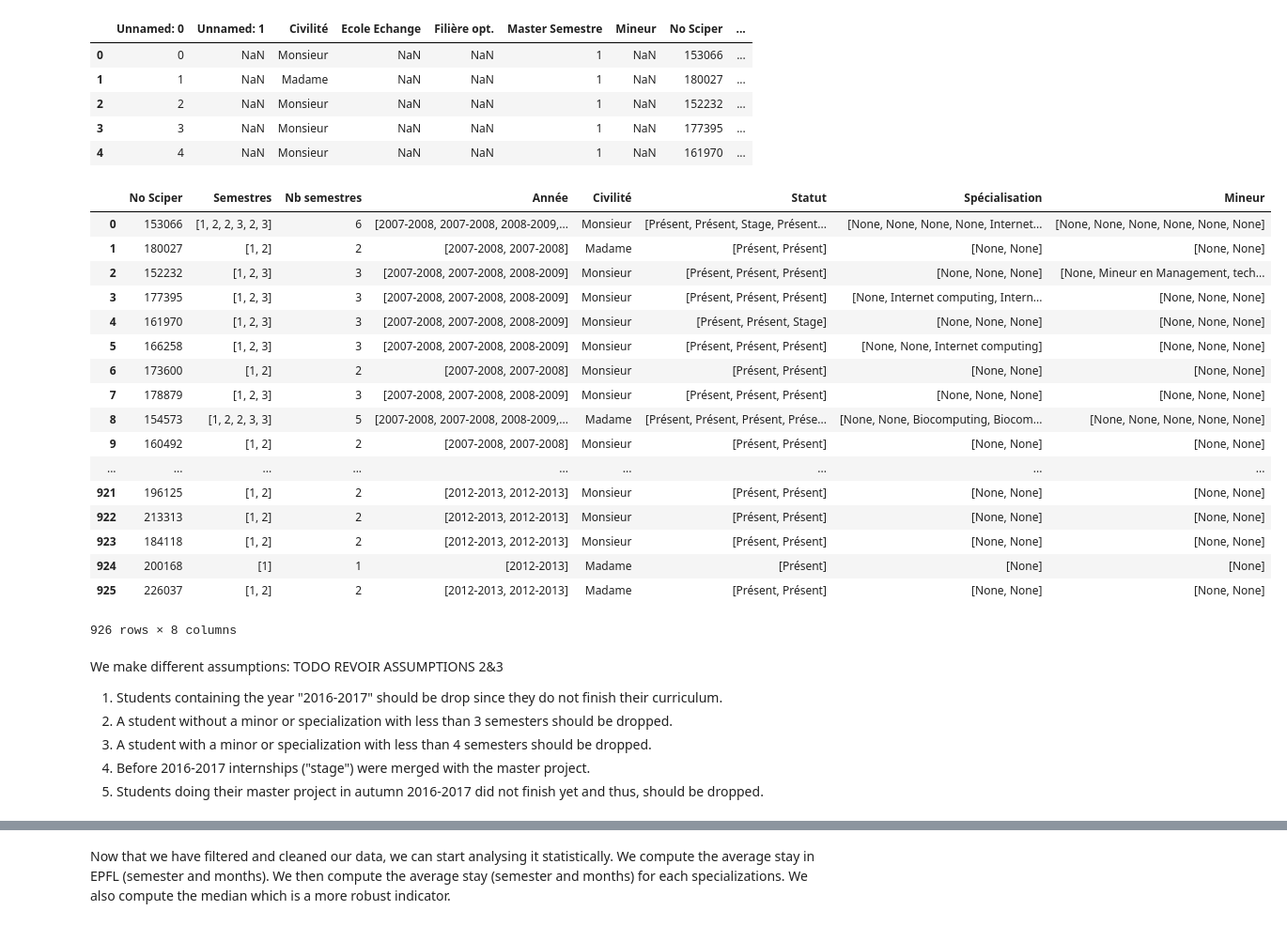
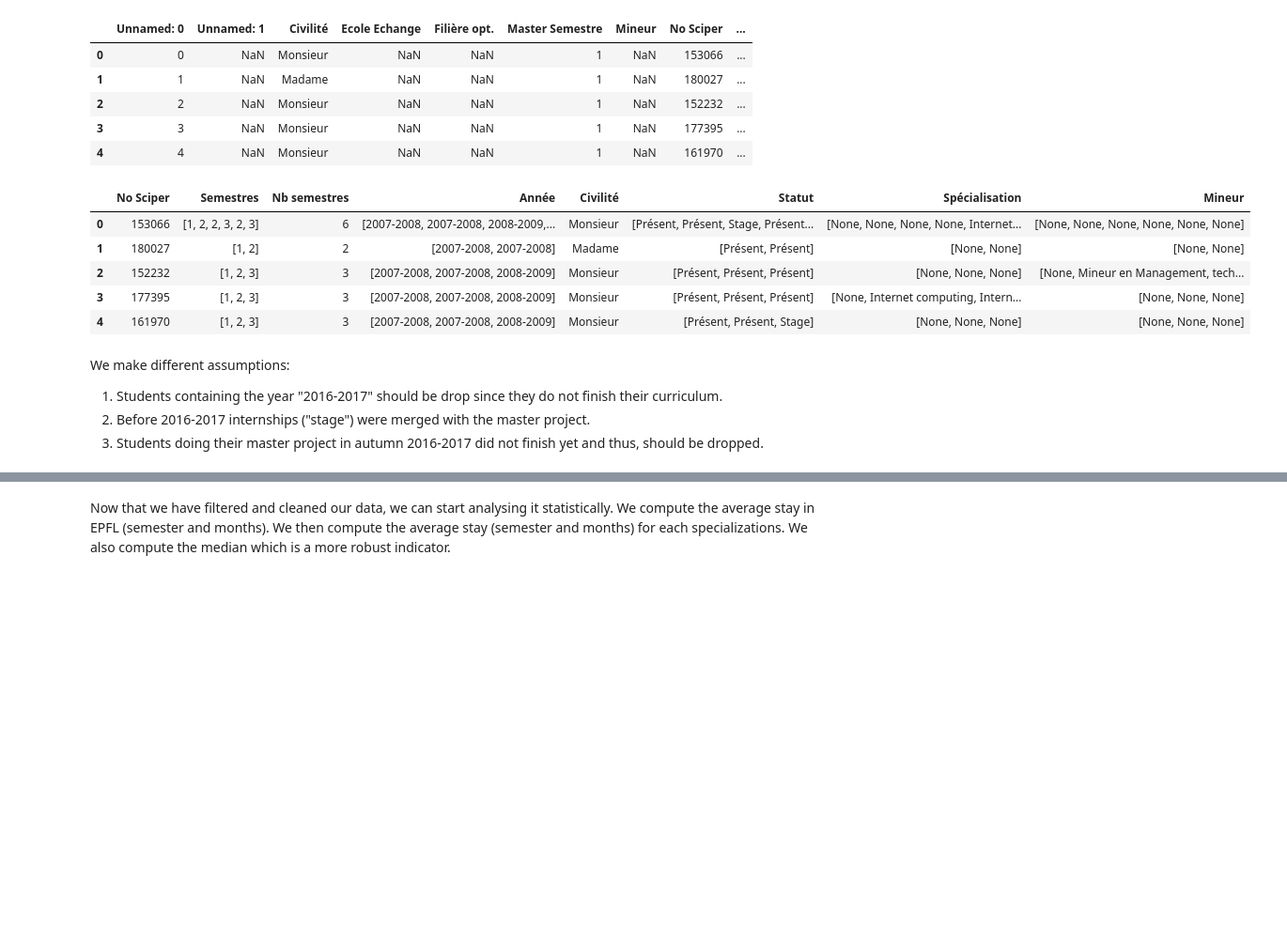
Before and after one commit to agpmilli/adaepfl, a Jupyter notebook: Homework/02 - Data from the Web/part2.ipynb, the cells around one changed output, grey strips where cells are left out. Shown at 94% size. Drawn from its saved outputs; the diff is of its cells as text; code cells hidden in the pictures; blank space fills up the shorter version.

```diff
--- a/Homework/02 - Data from the Web/part2.ipynb
+++ b/Homework/02 - Data from the Web/part2.ipynb
@@ -121,53 +121,39 @@ for i in range(0,len(unique_sciper_df)):
         nb_semester+=1
     for student_year in student['Year']:
         year.append(student_year)
     for student_statut in student['Statut']:
         statut.append(student_statut)
     for student_spe in student['Spécialisation']:
         specialisation.append(student_spe)
     for student_mineur in student['Mineur']:
         mineur.append(student_mineur)
     semesters.append(semester)
     years.append(year)
     nb_semesters.append(nb_semester)
     statuts.append(statut)
     specialisations.append(specialisation)
     mineurs.append(mineur)
 
 unique_sciper_df['Semestres']=semesters
 unique_sciper_df['Nb semestres']=nb_semesters
 unique_sciper_df['Année']=years
 unique_sciper_df['Civilité']=civilites
 unique_sciper_df['Statut']=statuts
 unique_sciper_df['Spécialisation']=specialisations
 unique_sciper_df['Mineur']=mineurs
-unique_sciper_df
+unique_sciper_df.head()
 # %% [output]
 |  | No Sciper | Semestres | Nb semestres | Année | Civilité | Statut | Spécialisation | Mineur |
 | 0 | 153066 | [1, 2, 2, 3, 2, 3] | 6 | [2007-2008, 2007-2008, 2008-2009,... | Monsieur | [Présent, Présent, Stage, Présent... | [None, None, None, None, Internet... | [None, None, None, None, None, None] |
 | 1 | 180027 | [1, 2] | 2 | [2007-2008, 2007-2008] | Madame | [Présent, Présent] | [None, None] | [None, None] |
 | 2 | 152232 | [1, 2, 3] | 3 | [2007-2008, 2007-2008, 2008-2009] | Monsieur | [Présent, Présent, Présent] | [None, None, None] | [None, Mineur en Management, tech... |
 | 3 | 177395 | [1, 2, 3] | 3 | [2007-2008, 2007-2008, 2008-2009] | Monsieur | [Présent, Présent, Présent] | [None, Internet computing, Intern... | [None, None, None] |
 | 4 | 161970 | [1, 2, 3] | 3 | [2007-2008, 2007-2008, 2008-2009] | Monsieur | [Présent, Présent, Stage] | [None, None, None] | [None, None, None] |
-| 5 | 166258 | [1, 2, 3] | 3 | [2007-2008, 2007-2008, 2008-2009] | Monsieur | [Présent, Présent, Présent] | [None, None, Internet computing] | [None, None, None] |
-| 6 | 173600 | [1, 2] | 2 | [2007-2008, 2007-2008] | Monsieur | [Présent, Présent] | [None, None] | [None, None] |
-| 7 | 178879 | [1, 2, 3] | 3 | [2007-2008, 2007-2008, 2008-2009] | Monsieur | [Présent, Présent, Présent] | [None, None, None] | [None, None, None] |
-| 8 | 154573 | [1, 2, 2, 3, 3] | 5 | [2007-2008, 2007-2008, 2008-2009,... | Madame | [Présent, Présent, Présent, Prése... | [None, None, Biocomputing, Biocom... | [None, None, None, None, None] |
-| 9 | 160492 | [1, 2] | 2 | [2007-2008, 2007-2008] | Monsieur | [Présent, Présent] | [None, None] | [None, None] |
-| ... | ... | ... | ... | ... | ... | ... | ... | ... |
-| 921 | 196125 | [1, 2] | 2 | [2012-2013, 2012-2013] | Monsieur | [Présent, Présent] | [None, None] | [None, None] |
-| 922 | 213313 | [1, 2] | 2 | [2012-2013, 2012-2013] | Monsieur | [Présent, Présent] | [None, None] | [None, None] |
-| 923 | 184118 | [1, 2] | 2 | [2012-2013, 2012-2013] | Monsieur | [Présent, Présent] | [None, None] | [None, None] |
-| 924 | 200168 | [1] | 1 | [2012-2013] | Madame | [Présent] | [None] | [None] |
-| 925 | 226037 | [1, 2] | 2 | [2012-2013, 2012-2013] | Madame | [Présent, Présent] | [None, None] | [None, None] |
-926 rows × 8 columns
 # %% [markdown]
-We make different assumptions: TODO REVOIR ASSUMPTIONS 2&3
+We make different assumptions:
 1. Students containing the year "2016-2017" should be drop since they do not finish their curriculum.
-2. A student without a minor or specialization with less than 3 semesters should be dropped.
-3. A student with a minor or specialization with less than 4 semesters should be dropped.
-4. Before 2016-2017 internships ("stage") were merged with the master project.
-5. Students doing their master project in autumn 2016-2017 did not finish yet and thus, should be dropped.
+2. Before 2016-2017 internships ("stage") were merged with the master project.
+3. Students doing their master project in autumn 2016-2017 did not finish yet and thus, should be dropped.
 # %%
 #2016-2017
 print(str(unique_sciper_df.shape))
```
Also changed, not shown: parts of 7 cells of this notebook.
